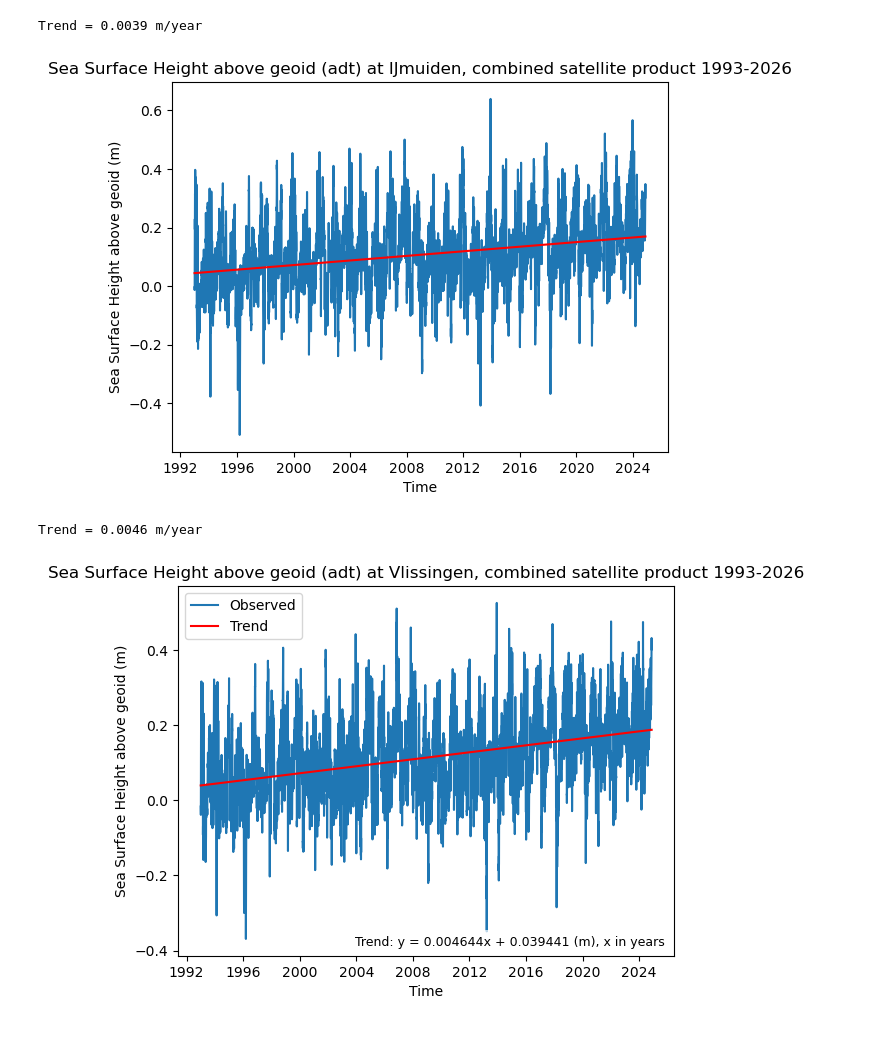
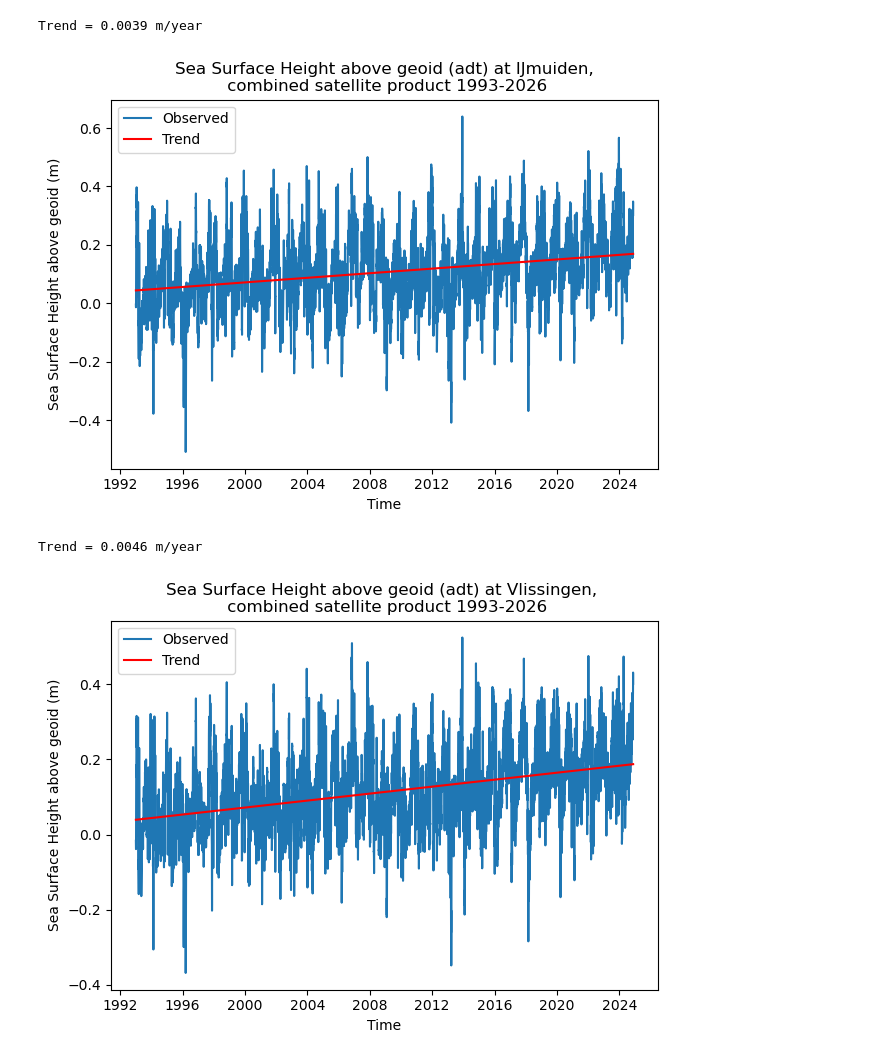
Before and after one commit to Deltares-research/sealevelmonitor, a Jupyter notebook: validation/satelllite/check_satellite_data.ipynb, the cells around one changed output. Saved outputs shown, nothing was run; the diff lists cells and outputs as text; code cells hidden in the pictures.

Commit message:
leren werkwijze, toevoegen figuren

```diff
--- a/validation/satelllite/check_satellite_data.ipynb
+++ b/validation/satelllite/check_satellite_data.ipynb
@@ -7,6 +7,11 @@ from scipy.stats import linregress
 import numpy as np
 import matplotlib.pyplot as plt
 import seaborn as sns
+import pathlib as Path
+
+root = Path.Path.cwd()
+output_dir = root / "rapportage" / "slm2026" / "images" / "satelllite" / "output"
+
 
 csv = r'C:\projecten\RWS\sealevelmonitor\data\copernicus\satellite\cmems_obs-sl_glo_phy-ssh_my_allsat-demo-l4-duacs-0.125deg_P1D-i_1784027499090.csv' #dichtbij ijmuiden
 df = pd.read_csv(csv,comment="#")
@@ -24,15 +29,17 @@ Trend = 0.0039 m/year
 # %%
 trend = result.intercept + result.slope * x
 
 plt.plot(df['time'], y)
 plt.plot(df['time'], trend, color="red")
-plt.title("Sea Surface Height above geoid (adt) at IJmuiden, combined satellite product 1993-2026")
+plt.title("Sea Surface Height above geoid (adt) at IJmuiden,\n combined satellite product 1993-2026")
 plt.xlabel("Time")
 plt.ylabel("Sea Surface Height above geoid (m)")
 plt.legend(["Observed", "Trend"])
+plt.tight_layout()
+plt.savefig(output_dir / "sea_surface_height_trend_ijmuiden.png", dpi=300)
 plt.show()
 # %% [output]
-[figure, old version]
+[figure, new version]
 # %%
 csv = r'C:\projecten\RWS\sealevelmonitor\data\copernicus\satellite\cmems_obs-sl_glo_phy-ssh_my_allsat-demo-l4-duacs-0.125deg_P1D-i_1784027499101.csv' #dichtbij vlissingen
 df = pd.read_csv(csv,comment="#")
@@ -47,24 +54,16 @@ result = linregress(x, y)
 print(f"Trend = {result.slope:.4f} m/year")
 
 trend = result.intercept + result.slope * x
-eq_text = f"Trend: y = {result.slope:.6f}x + {result.intercept:.6f} (m), x in years"
-
-ax = plt.gca()
-ax.text(
-    0.98, 0.02, eq_text,
-    transform=ax.transAxes,
-    ha="right", va="bottom",
-    fontsize=9,
-    bbox=dict(facecolor="white", alpha=0.7, edgecolor="none")
-)
 
 plt.plot(df['time'], y)
 plt.plot(df['time'], trend, color="red")
-plt.title("Sea Surface Height above geoid (adt) at Vlissingen, combined satellite product 1993-2026")
+plt.title("Sea Surface Height above geoid (adt) at Vlissingen, \n combined satellite product 1993-2026")
 plt.xlabel("Time")
 plt.ylabel("Sea Surface Height above geoid (m)")
 plt.legend(["Observed", "Trend"])
+plt.tight_layout()
+plt.savefig(output_dir / "sea_surface_height_trend_vlissingen.png", dpi=300)
 plt.show()
 # %% [output]
 Trend = 0.0046 m/year
-[figure, old version]
+[figure, new version]
```
Also changed, not shown: 6 other files.
